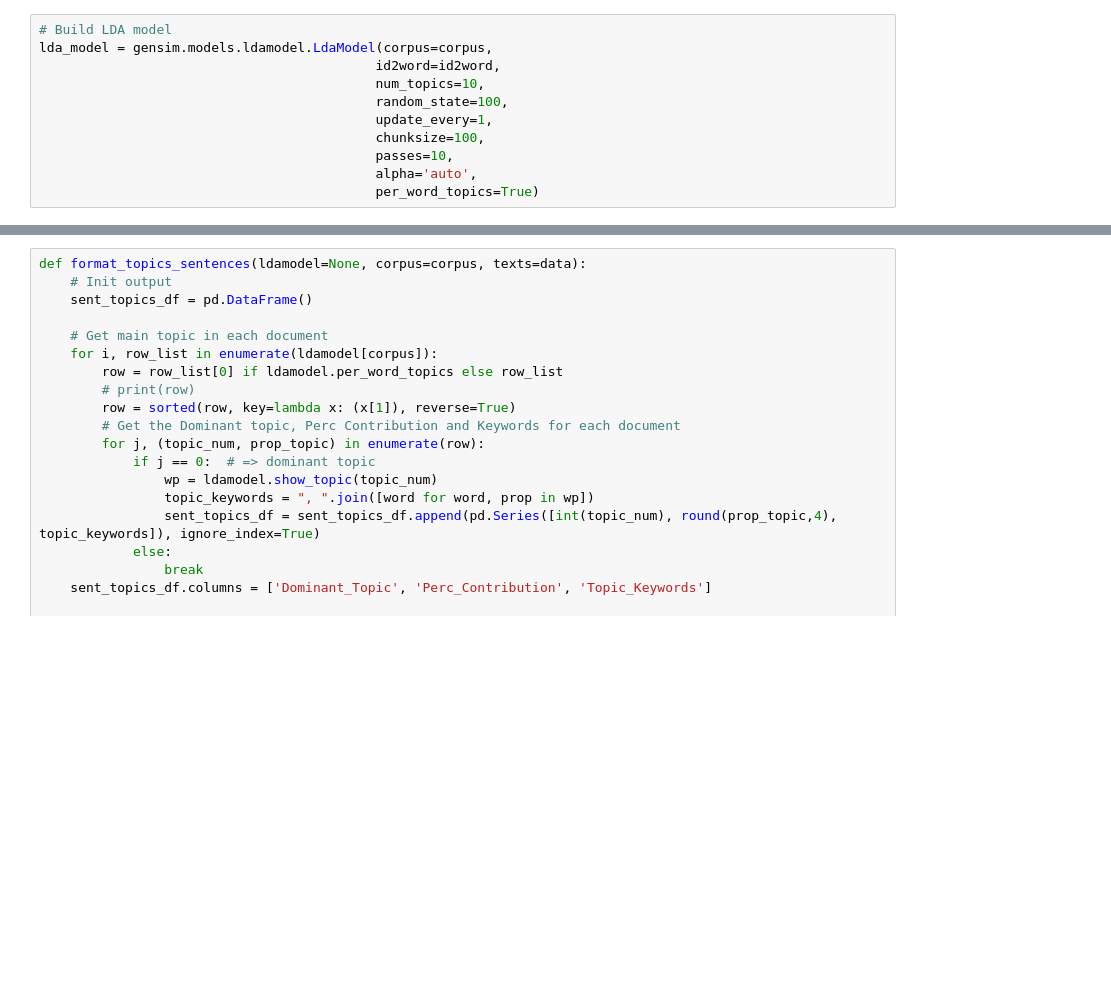
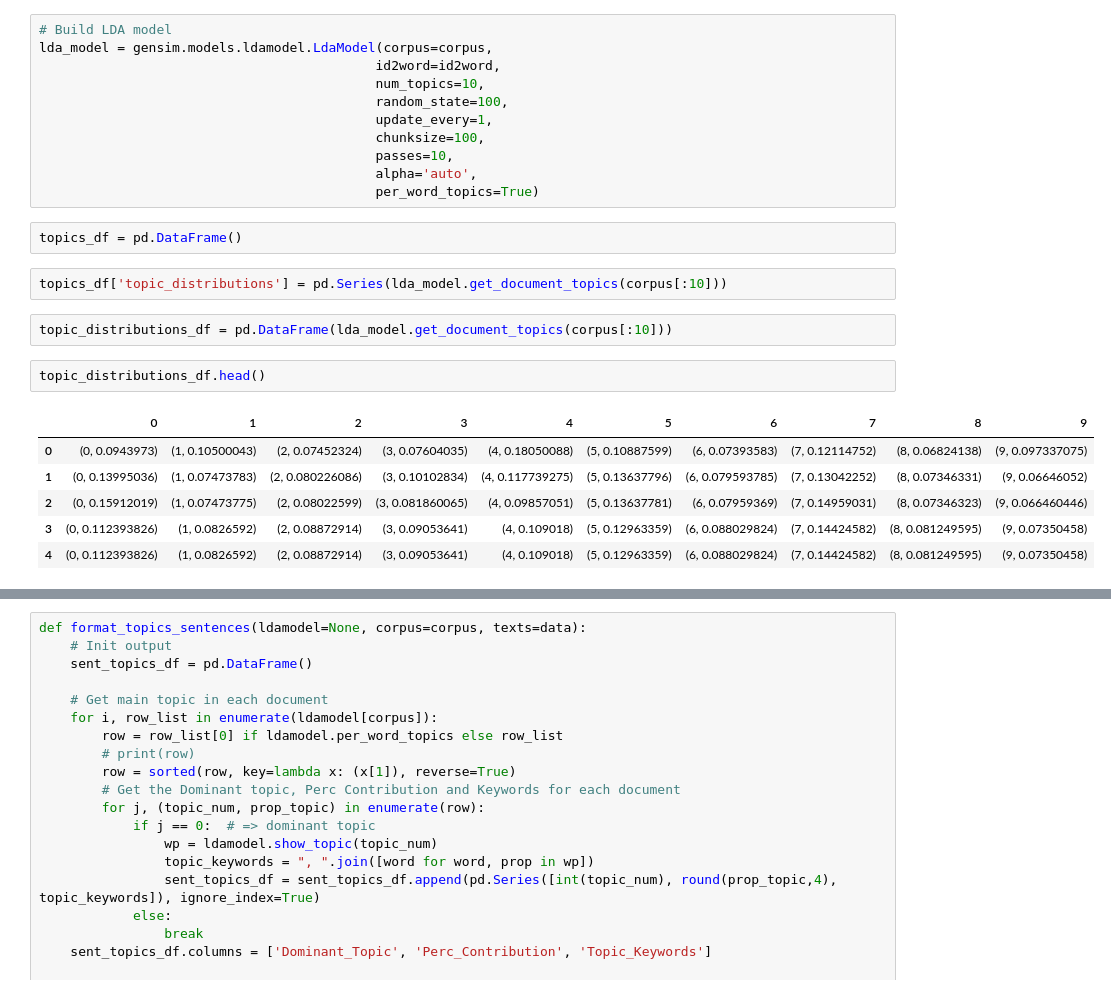
Before and after one commit to Aivrie/topic-analysis, a Jupyter notebook: topic_analysis (1st analysis).ipynb, the cells around one changed output, grey strips where cells are left out. Cells and saved outputs as stored; diff of their text form; blank space fills up the shorter version.

```diff
--- a/topic_analysis (1st analysis).ipynb
+++ b/topic_analysis (1st analysis).ipynb
@@ -197,3 +248,18 @@ lda_model = gensim.models.ldamodel.LdaModel(corpus=corpus,
                                            passes=10,
                                            alpha='auto',
                                            per_word_topics=True)
+# %%
+topics_df = pd.DataFrame()
+# %%
+topics_df['topic_distributions'] = pd.Series(lda_model.get_document_topics(corpus[:10]))
+# %%
+topic_distributions_df = pd.DataFrame(lda_model.get_document_topics(corpus[:10]))
+# %%
+topic_distributions_df.head()
+# %% [output]
+|  | 0 | 1 | 2 | 3 | 4 | 5 | 6 | 7 | 8 | 9 |
+| 0 | (0, 0.0943973) | (1, 0.10500043) | (2, 0.07452324) | (3, 0.07604035) | (4, 0.18050088) | (5, 0.10887599) | (6, 0.07393583) | (7, 0.12114752) | (8, 0.06824138) | (9, 0.097337075) |
+| 1 | (0, 0.13995036) | (1, 0.07473783) | (2, 0.080226086) | (3, 0.10102834) | (4, 0.117739275) | (5, 0.13637796) | (6, 0.079593785) | (7, 0.13042252) | (8, 0.07346331) | (9, 0.06646052) |
+| 2 | (0, 0.15912019) | (1, 0.07473775) | (2, 0.08022599) | (3, 0.081860065) | (4, 0.09857051) | (5, 0.13637781) | (6, 0.07959369) | (7, 0.14959031) | (8, 0.07346323) | (9, 0.066460446) |
+| 3 | (0, 0.112393826) | (1, 0.0826592) | (2, 0.08872914) | (3, 0.09053641) | (4, 0.109018) | (5, 0.12963359) | (6, 0.088029824) | (7, 0.14424582) | (8, 0.081249595) | (9, 0.07350458) |
+| 4 | (0, 0.112393826) | (1, 0.0826592) | (2, 0.08872914) | (3, 0.09053641) | (4, 0.109018) | (5, 0.12963359) | (6, 0.088029824) | (7, 0.14424582) | (8, 0.081249595) | (9, 0.07350458) |
```
Also changed, not shown: parts of 10 cells of this notebook, 4 other files.
